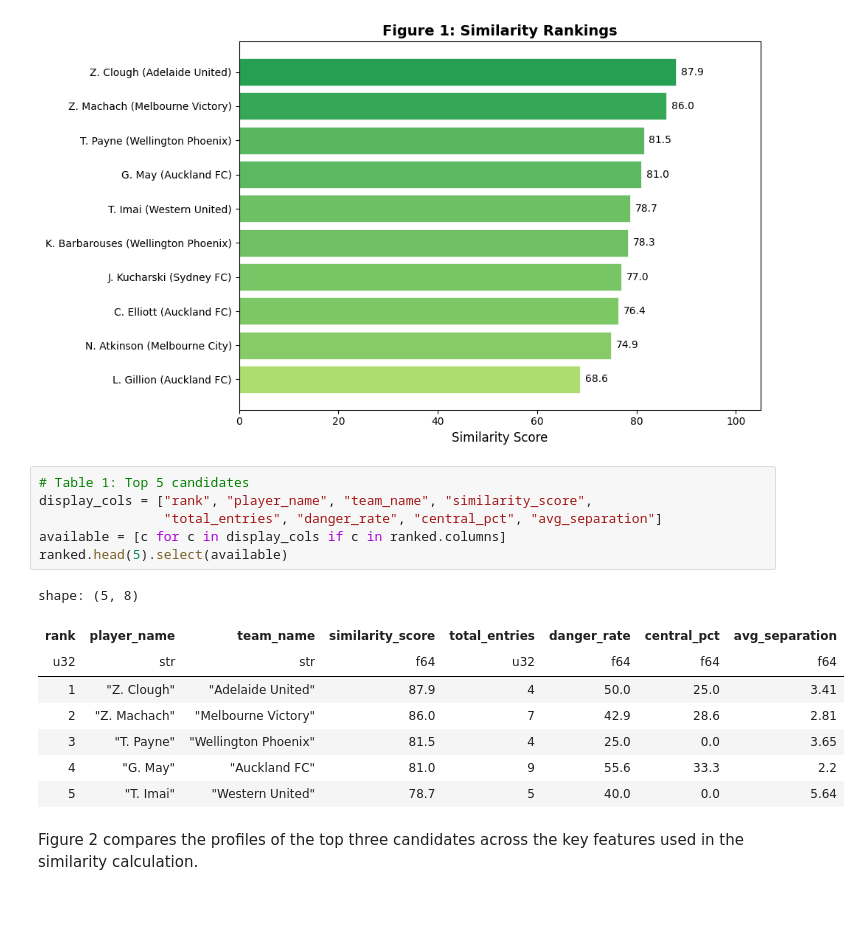
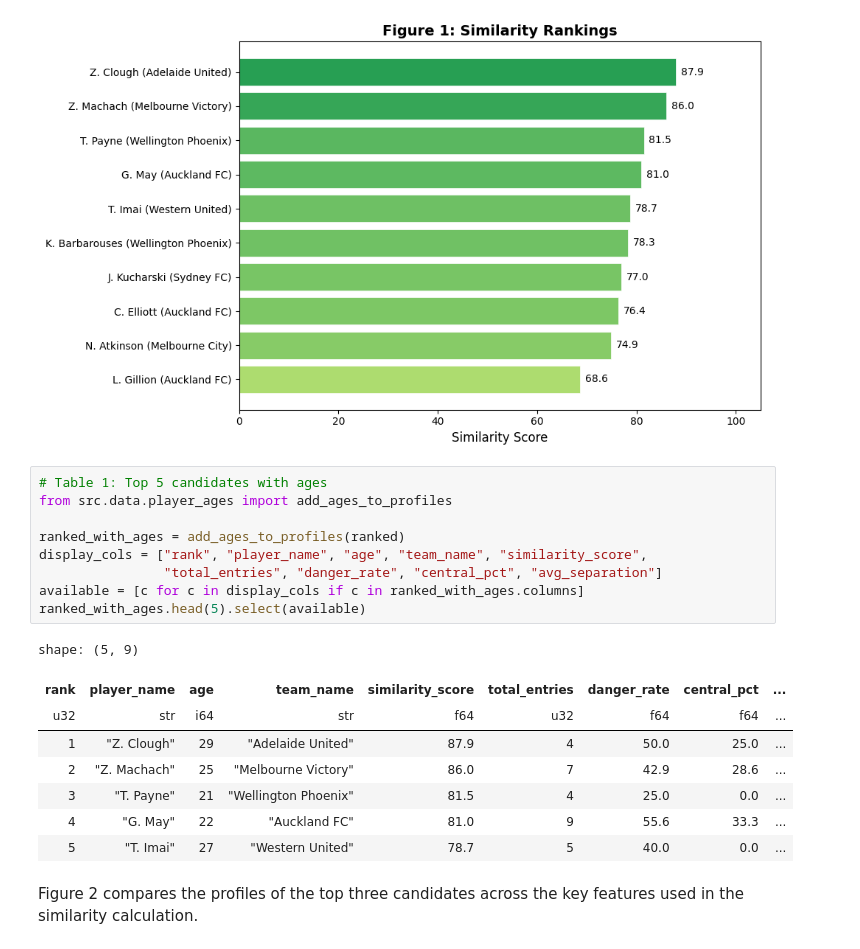
Before and after one commit to KarimElgammal/analytics_cup_research, a Jupyter notebook: submission.ipynb, the cells around one changed output. Drawn from its saved outputs; the diff is of its cells as text; blank space fills up the shorter version.

```diff
--- a/submission.ipynb
+++ b/submission.ipynb
@@ -81,20 +81,23 @@ plt.show()
 # %% [output]
 [figure]
 # %%
-# Table 1: Top 5 candidates
-display_cols = ["rank", "player_name", "team_name", "similarity_score",
+# Table 1: Top 5 candidates with ages
+from src.data.player_ages import add_ages_to_profiles
+
+ranked_with_ages = add_ages_to_profiles(ranked)
+display_cols = ["rank", "player_name", "age", "team_name", "similarity_score",
                 "total_entries", "danger_rate", "central_pct", "avg_separation"]
-available = [c for c in display_cols if c in ranked.columns]
-ranked.head(5).select(available)
+available = [c for c in display_cols if c in ranked_with_ages.columns]
+ranked_with_ages.head(5).select(available)
 # %% [output]
-shape: (5, 8)
+shape: (5, 9)
-| rank | player_name | team_name | similarity_score | total_entries | danger_rate | central_pct | avg_separation |
-| u32 | str | str | f64 | u32 | f64 | f64 | f64 |
-| 1 | "Z. Clough" | "Adelaide United" | 87.9 | 4 | 50.0 | 25.0 | 3.41 |
-| 2 | "Z. Machach" | "Melbourne Victory" | 86.0 | 7 | 42.9 | 28.6 | 2.81 |
-| 3 | "T. Payne" | "Wellington Phoenix" | 81.5 | 4 | 25.0 | 0.0 | 3.65 |
-| 4 | "G. May" | "Auckland FC" | 81.0 | 9 | 55.6 | 33.3 | 2.2 |
-| 5 | "T. Imai" | "Western United" | 78.7 | 5 | 40.0 | 0.0 | 5.64 |
+| rank | player_name | age | team_name | similarity_score | total_entries | danger_rate | central_pct | ... |
+| u32 | str | i64 | str | f64 | u32 | f64 | f64 | ... |
+| 1 | "Z. Clough" | 29 | "Adelaide United" | 87.9 | 4 | 50.0 | 25.0 | ... |
+| 2 | "Z. Machach" | 25 | "Melbourne Victory" | 86.0 | 7 | 42.9 | 28.6 | ... |
+| 3 | "T. Payne" | 21 | "Wellington Phoenix" | 81.5 | 4 | 25.0 | 0.0 | ... |
+| 4 | "G. May" | 22 | "Auckland FC" | 81.0 | 9 | 55.6 | 33.3 | ... |
+| 5 | "T. Imai" | 27 | "Western United" | 78.7 | 5 | 40.0 | 0.0 | ... |
 # %% [markdown]
 Figure 2 compares the profiles of the top three candidates across the key features used in the similarity calculation.
 # %%
```
Also changed, not shown: parts of 4 cells of this notebook, 4 other files.
